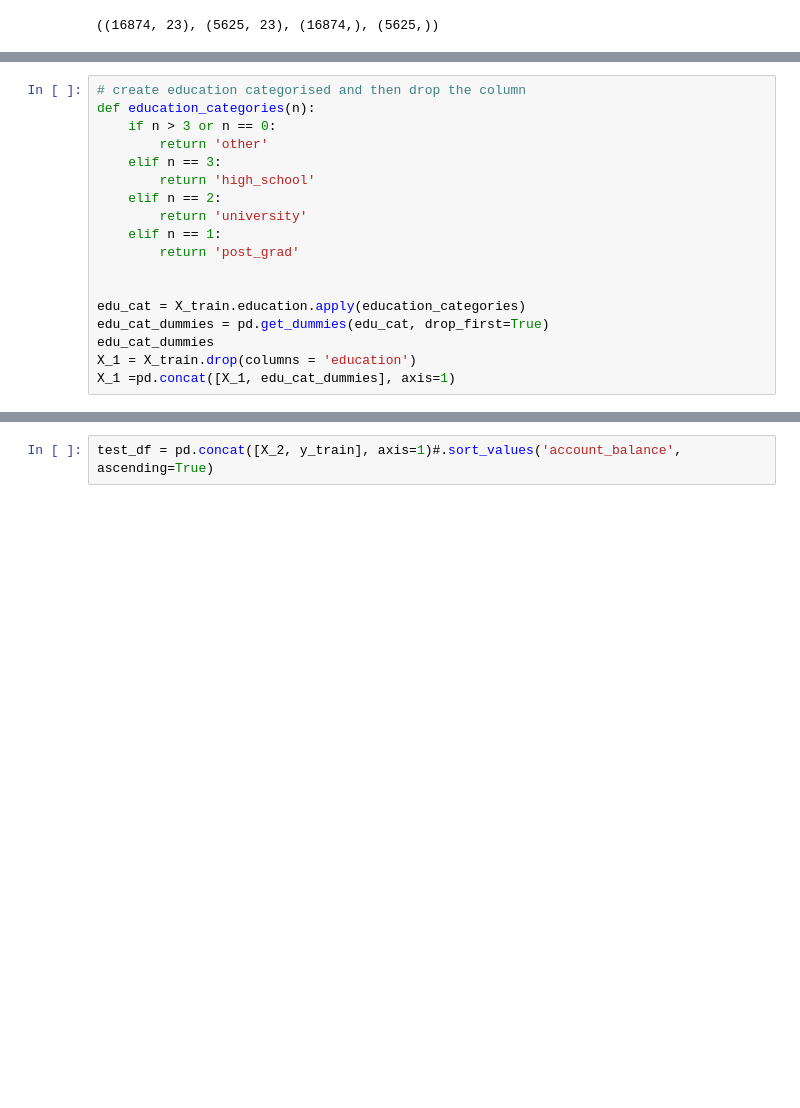
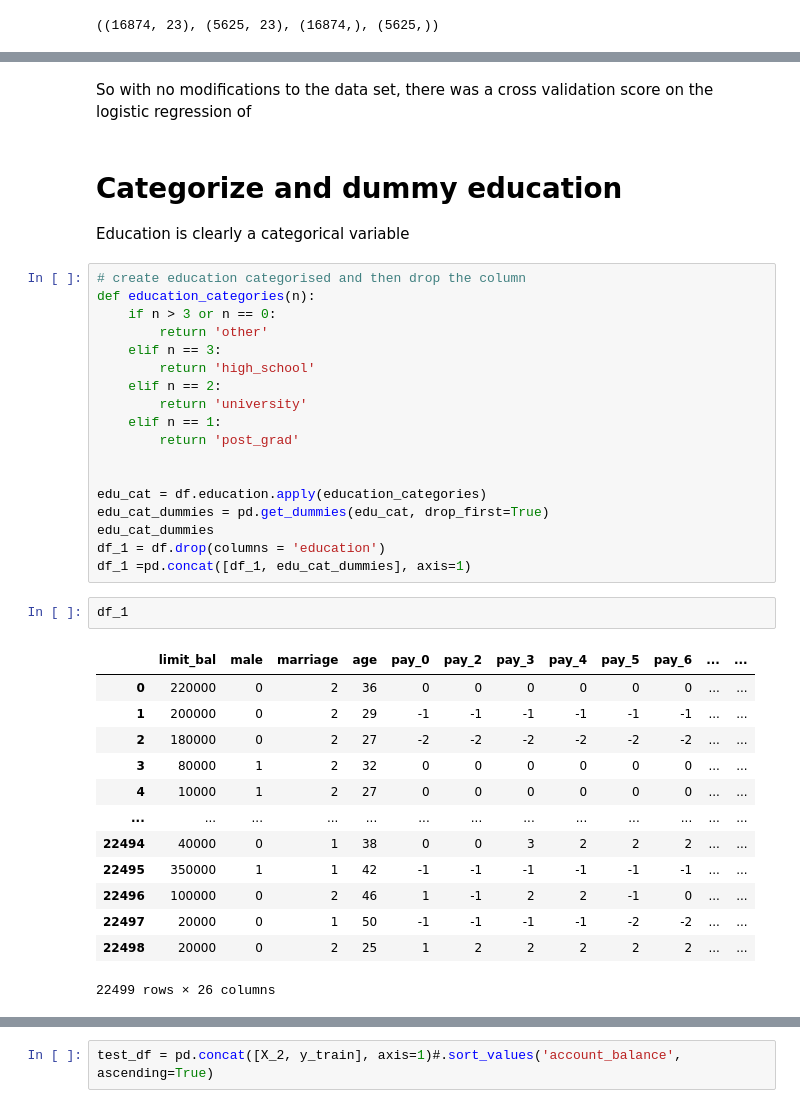
Before and after one commit to SlimHintz/credit-card-default-detection, a Jupyter notebook: modelTesting.ipynb, the cells around one changed output, grey strips where cells are left out. Saved outputs shown, nothing was run; the diff lists cells and outputs as text; blank space fills up the shorter version.

```diff
--- a/modelTesting.ipynb
+++ b/modelTesting.ipynb
@@ -84,3 +173,9 @@ X_train.shape, X_test.shape, y_train.shape, y_test.shape
+# %% [markdown]
+So with no modifications to the data set, there was a cross validation score on the logistic regression of
+# %% [markdown]
+# Categorize and dummy education
+
+Education is clearly a categorical variable
 # %%
 # create education categorised and then drop the column
 def education_categories(n):
@@ -94,8 +189,24 @@ def education_categories(n):
         return 'post_grad'
 
 
-edu_cat = X_train.education.apply(education_categories)
+edu_cat = df.education.apply(education_categories)
 edu_cat_dummies = pd.get_dummies(edu_cat, drop_first=True)
 edu_cat_dummies
-X_1 = X_train.drop(columns = 'education')
-X_1 =pd.concat([X_1, edu_cat_dummies], axis=1)
+df_1 = df.drop(columns = 'education')
+df_1 =pd.concat([df_1, edu_cat_dummies], axis=1)
+# %%
+df_1
+# %% [output]
+|  | limit_bal | male | marriage | age | pay_0 | pay_2 | pay_3 | pay_4 | pay_5 | pay_6 | ... | ... |
+| 0 | 220000 | 0 | 2 | 36 | 0 | 0 | 0 | 0 | 0 | 0 | ... | ... |
+| 1 | 200000 | 0 | 2 | 29 | -1 | -1 | -1 | -1 | -1 | -1 | ... | ... |
+| 2 | 180000 | 0 | 2 | 27 | -2 | -2 | -2 | -2 | -2 | -2 | ... | ... |
+| 3 | 80000 | 1 | 2 | 32 | 0 | 0 | 0 | 0 | 0 | 0 | ... | ... |
+| 4 | 10000 | 1 | 2 | 27 | 0 | 0 | 0 | 0 | 0 | 0 | ... | ... |
+| ... | ... | ... | ... | ... | ... | ... | ... | ... | ... | ... | ... | ... |
+| 22494 | 40000 | 0 | 1 | 38 | 0 | 0 | 3 | 2 | 2 | 2 | ... | ... |
+| 22495 | 350000 | 1 | 1 | 42 | -1 | -1 | -1 | -1 | -1 | -1 | ... | ... |
+| 22496 | 100000 | 0 | 2 | 46 | 1 | -1 | 2 | 2 | -1 | 0 | ... | ... |
+| 22497 | 20000 | 0 | 1 | 50 | -1 | -1 | -1 | -1 | -2 | -2 | ... | ... |
+| 22498 | 20000 | 0 | 2 | 25 | 1 | 2 | 2 | 2 | 2 | 2 | ... | ... |
+22499 rows × 26 columns
```
Also changed, not shown: parts of 46 cells of this notebook, 1 other file.
